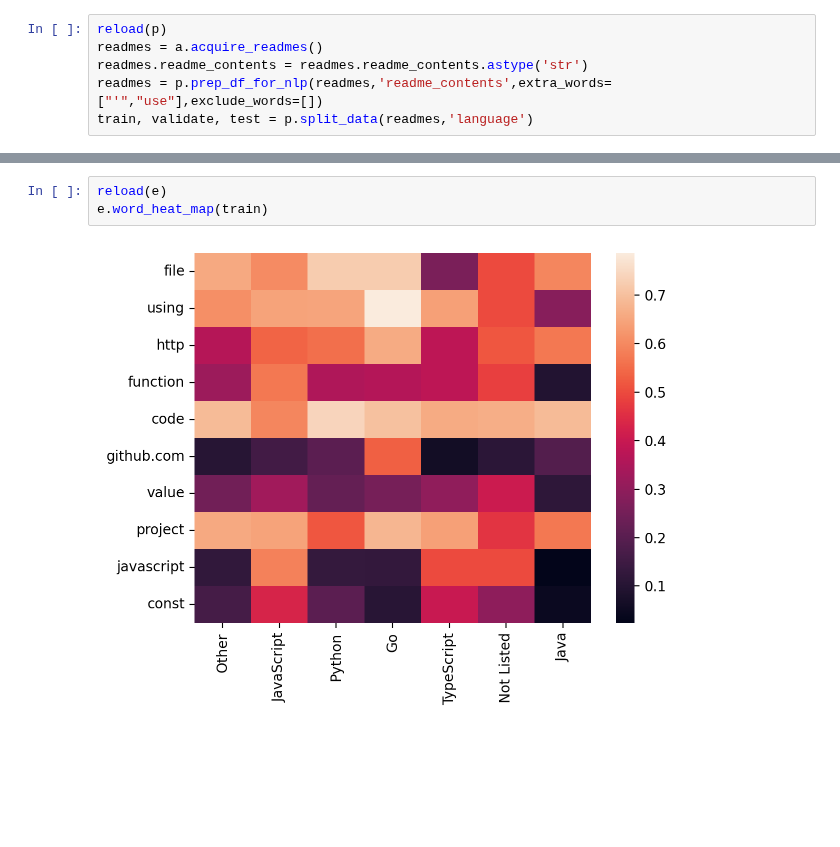
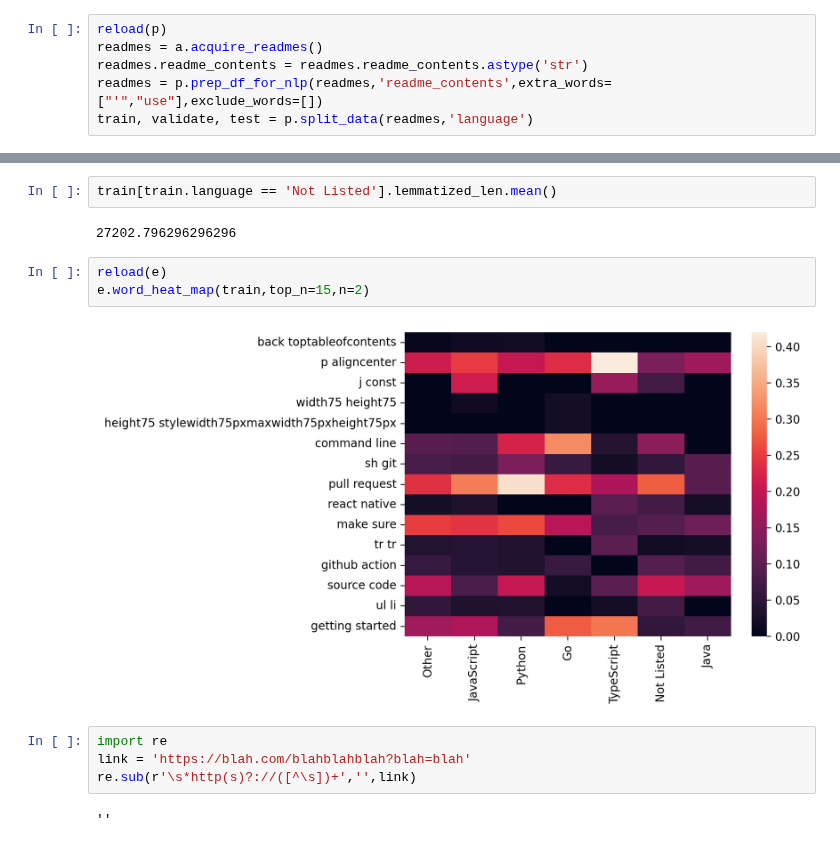
Before and after one commit to L-G-B-Team/nlp-project, a Jupyter notebook: woody_explore.ipynb, the cells around one changed output, grey strips where cells are left out. Drawn from its saved outputs; the diff is of its cells as text; blank space fills up the shorter version.

```diff
--- a/woody_explore.ipynb
+++ b/woody_explore.ipynb
@@ -40,5 +21,15 @@ e.top_ngrams_by_group(train).plot()
+# %%
+train[train.language == 'Not Listed'].lemmatized_len.mean()
+# %% [output]
+27202.796296296296
 # %%
 reload(e)
-e.word_heat_map(train)
+e.word_heat_map(train,top_n=15,n=2)
 # %% [output]
-[figure, old version]
+[figure, new version]
+# %%
+import re
+link = 'https://blah.com/blahblahblah?blah=blah'
+re.sub(r'\s*http(s)?://([^\s])+','',link)
+# %% [output]
+''
```
Also changed, not shown: parts of 2 cells of this notebook, 2 other files.
